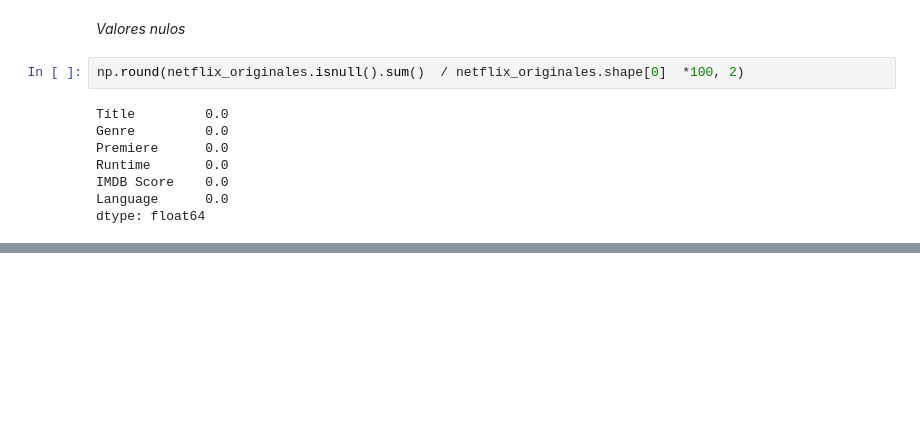
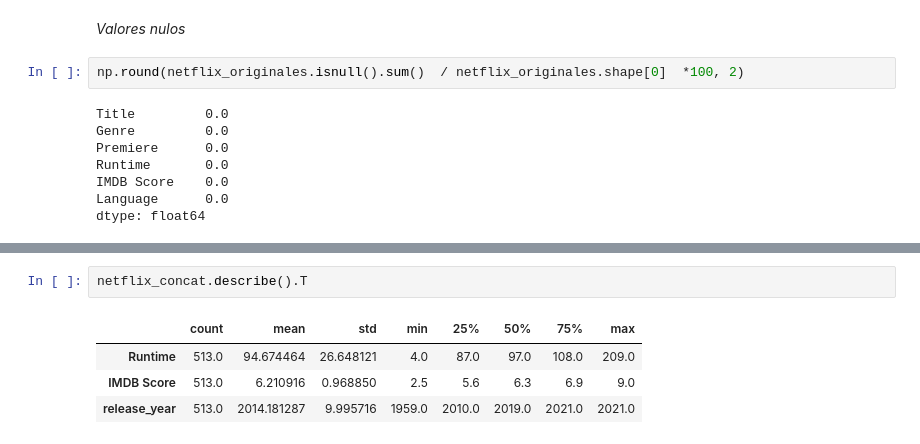
Before and after one commit to jgilsu11/laboratorio-modulo2-leccion02-eda-union, a Jupyter notebook: laboratorio-modulo2-leccion02-eda-union.ipynb, the cells around one changed output, grey strips where cells are left out. Cells and saved outputs as stored; diff of their text form; blank space fills up the shorter version.

```diff
--- a/laboratorio-modulo2-leccion02-eda-union.ipynb
+++ b/laboratorio-modulo2-leccion02-eda-union.ipynb
@@ -553,0 +684,7 @@ dtype: float64
+# %%
+netflix_concat.describe().T
+# %% [output]
+|  | count | mean | std | min | 25% | 50% | 75% | max |
+| Runtime | 513.0 | 94.674464 | 26.648121 | 4.0 | 87.0 | 97.0 | 108.0 | 209.0 |
+| IMDB Score | 513.0 | 6.210916 | 0.968850 | 2.5 | 5.6 | 6.3 | 6.9 | 9.0 |
+| release_year | 513.0 | 2014.181287 | 9.995716 | 1959.0 | 2010.0 | 2019.0 | 2021.0 | 2021.0 |
```
Also changed, not shown: parts of 18 cells of this notebook.
